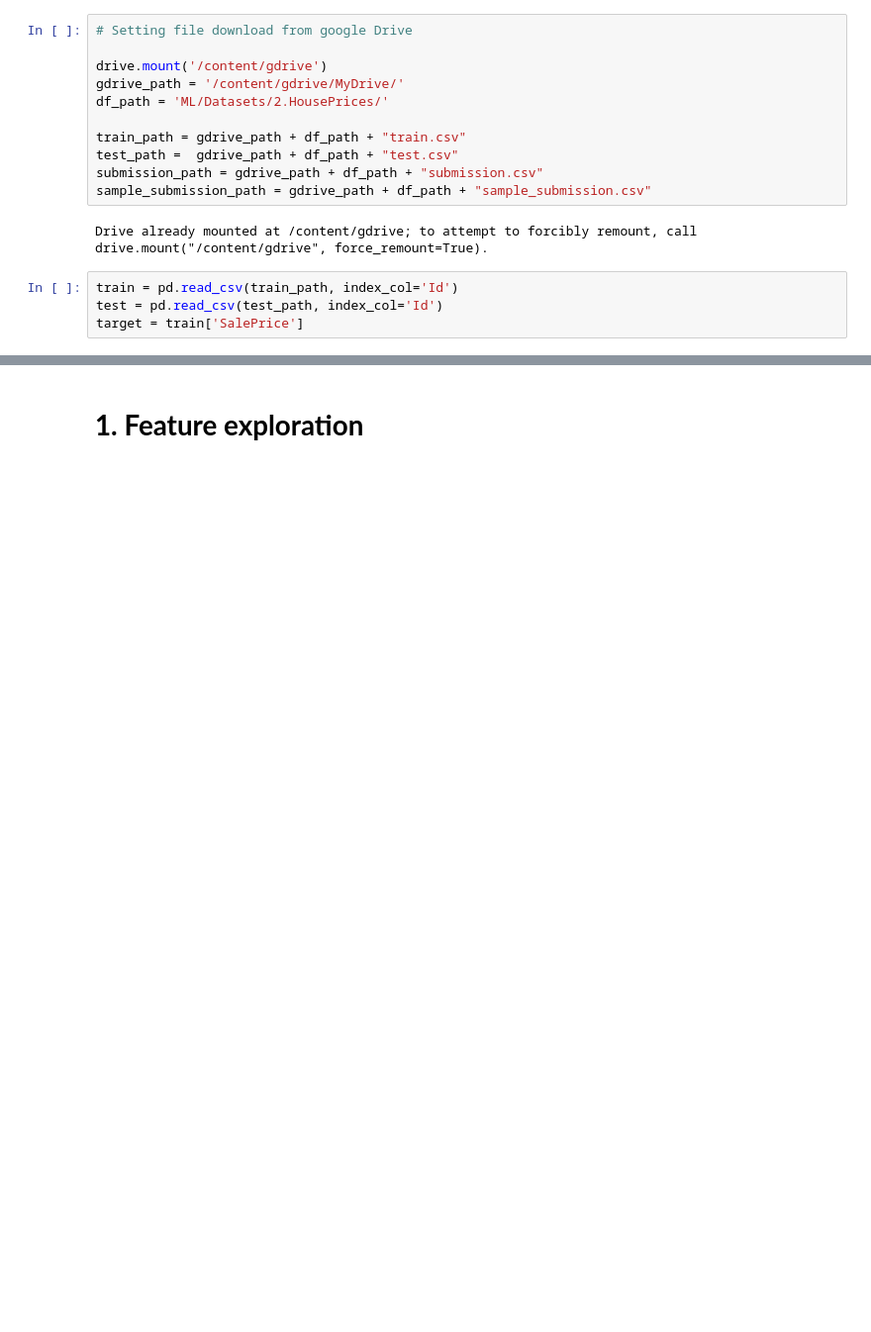
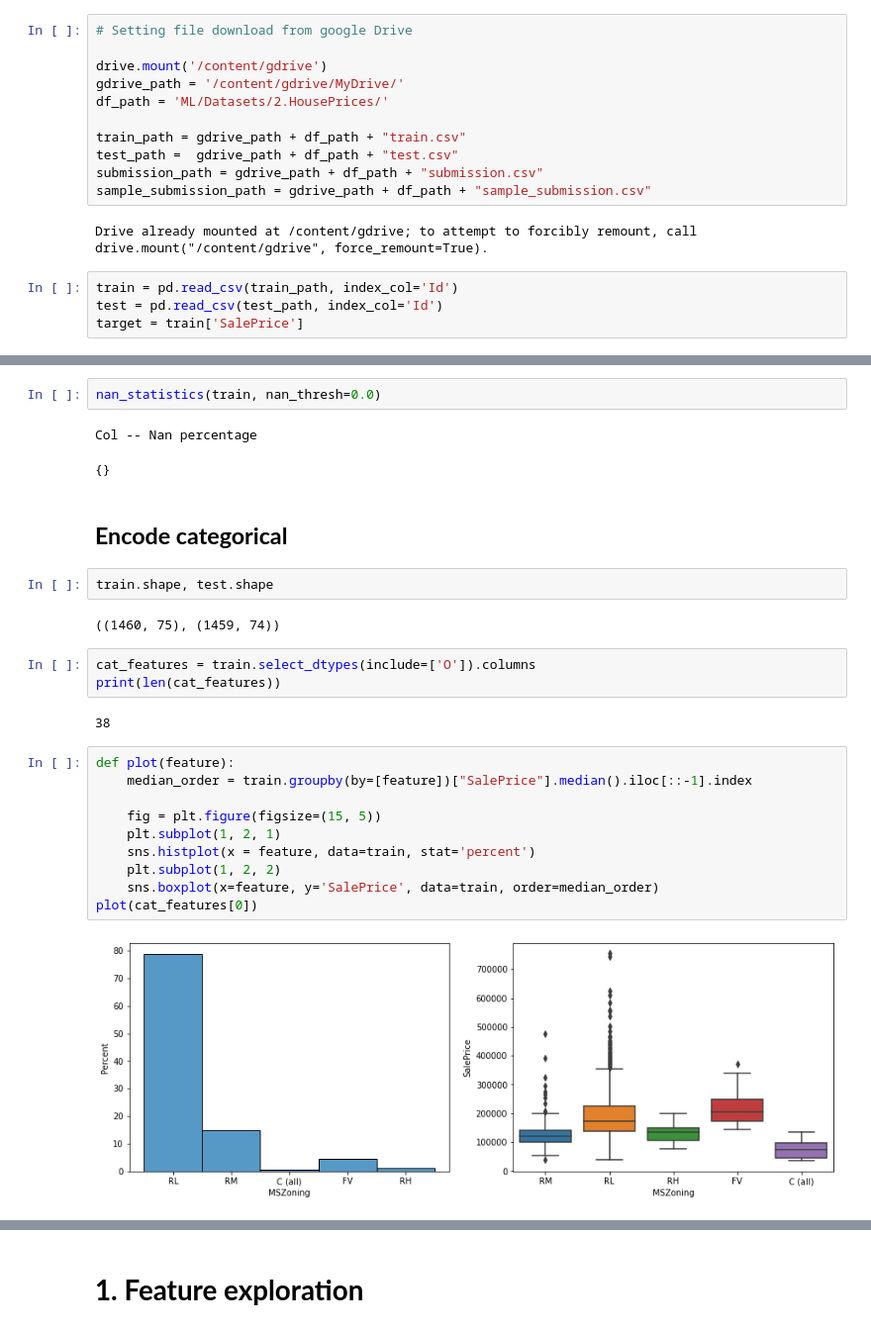
Before and after one commit to PashaIanko/Kaggle.HousePrices, a Jupyter notebook: House_Prices.ipynb, the cells around one changed output, grey strips where cells are left out. Shown: that part at 99% size. Cells and saved outputs as stored; diff of their text form; blank space fills up the shorter version.

Commit message:
New method and steps for preprocessing. Worked on proper encoding of categorical data

```diff
--- a/House_Prices.ipynb
+++ b/House_Prices.ipynb
@@ -291,0 +378,28 @@ target = train['SalePrice']
+# %%
+nan_statistics(train, nan_thresh=0.0)
+# %% [output]
+Col -- Nan percentage
+{}
+# %% [markdown]
+## **Encode categorical**
+# %%
+train.shape, test.shape
+# %% [output]
+((1460, 75), (1459, 74))
+# %%
+cat_features = train.select_dtypes(include=['O']).columns
+print(len(cat_features))
+# %% [output]
+38
+# %%
+def plot(feature):
+    median_order = train.groupby(by=[feature])["SalePrice"].median().iloc[::-1].index
+
+    fig = plt.figure(figsize=(15, 5))
+    plt.subplot(1, 2, 1)
+    sns.histplot(x = feature, data=train, stat='percent')
+    plt.subplot(1, 2, 2)
+    sns.boxplot(x=feature, y='SalePrice', data=train, order=median_order)
+plot(cat_features[0])
+# %% [output]
+[figure, added]
```
Also changed, not shown: parts of 26 cells of this notebook.
